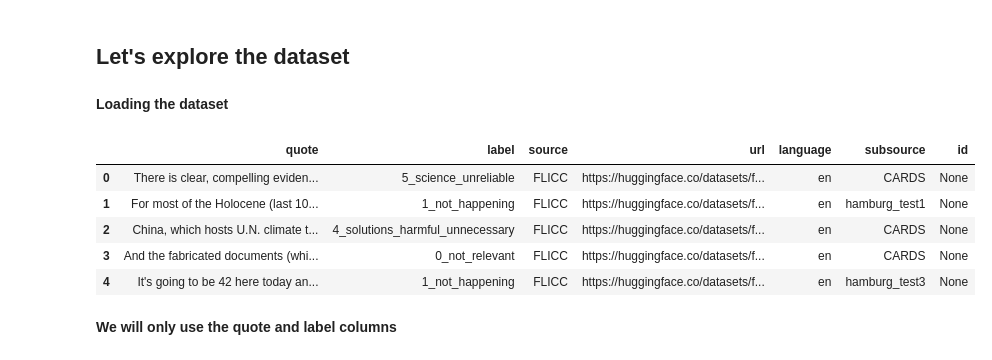
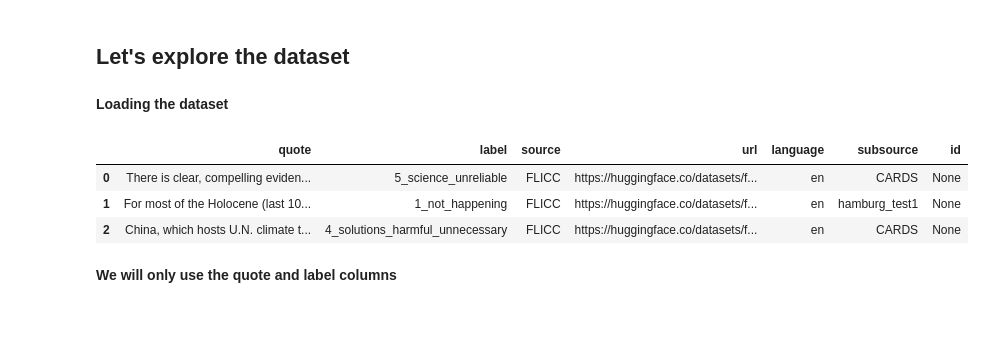
Before and after one commit to Arivima/frugal-ai-challenge, a Jupyter notebook: training/Baseline_text_LLM.ipynb, the cells around one changed output. Saved outputs shown, nothing was run; the diff lists cells and outputs as text; code cells hidden in the pictures; blank space fills up the shorter version.

```diff
--- a/training/Baseline_text_LLM.ipynb
+++ b/training/Baseline_text_LLM.ipynb
@@ -32,14 +30,12 @@ import pandas as pd
 
 df = pd.read_parquet("hf://datasets/QuotaClimat/frugalaichallenge-text-train/train.parquet")
 # %%
-df.head()
+df.head(3)
 # %% [output]
 |  | quote | label | source | url | language | subsource | id |
 | 0 | There is clear, compelling eviden... | 5_science_unreliable | FLICC | https://huggingface.co/datasets/f... | en | CARDS | None |
 | 1 | For most of the Holocene (last 10... | 1_not_happening | FLICC | https://huggingface.co/datasets/f... | en | hamburg_test1 | None |
 | 2 | China, which hosts U.N. climate t... | 4_solutions_harmful_unnecessary | FLICC | https://huggingface.co/datasets/f... | en | CARDS | None |
-| 3 | And the fabricated documents (whi... | 0_not_relevant | FLICC | https://huggingface.co/datasets/f... | en | CARDS | None |
-| 4 | It's going to be 42 here today an... | 1_not_happening | FLICC | https://huggingface.co/datasets/f... | en | hamburg_test3 | None |
 # %% [markdown]
 **We will only use the quote and label columns**
 # %%
```
Also changed, not shown: parts of 99 cells of this notebook, 9 other files.
